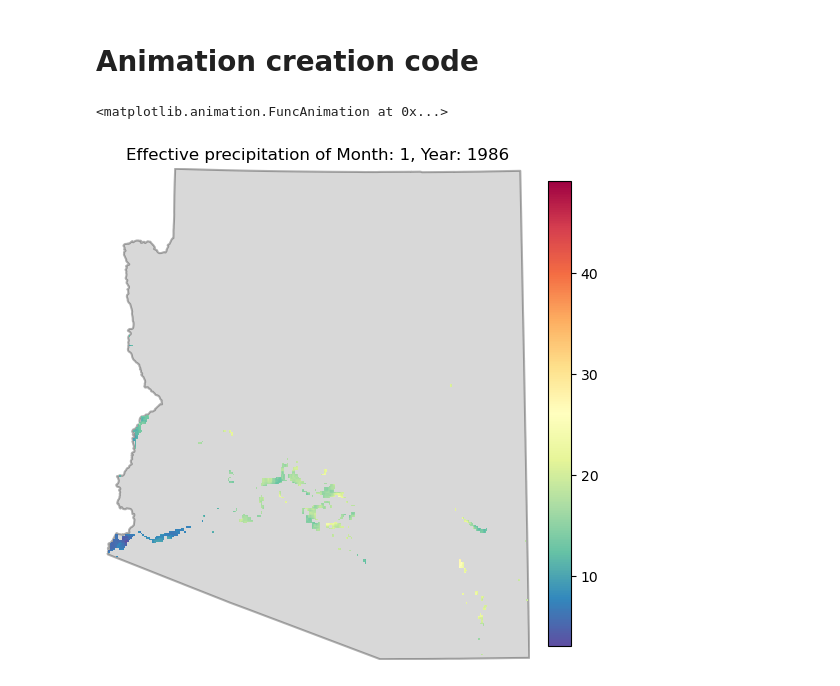
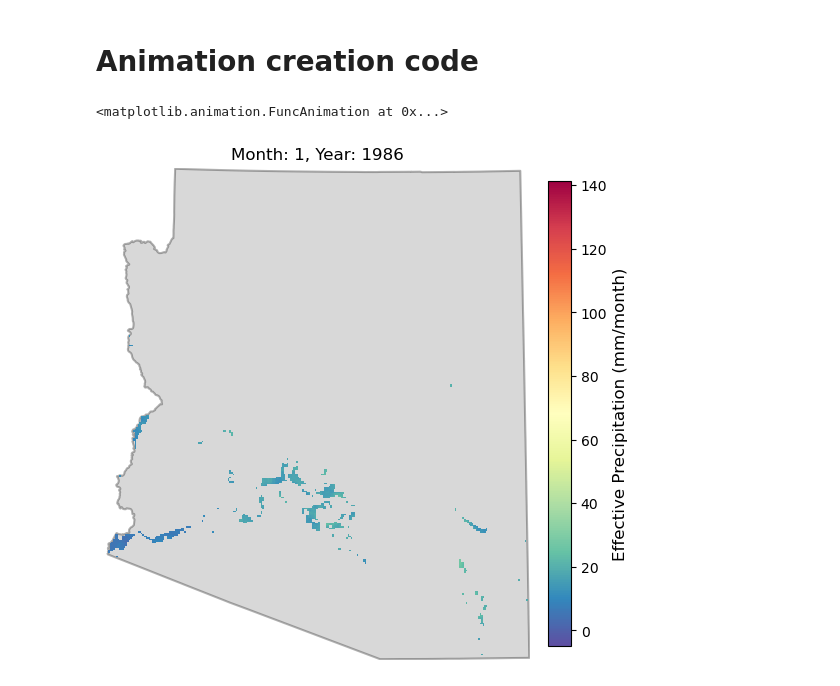
Before and after one commit to mdfahimhasan/WestUS_Peff, a Jupyter notebook: Codes/AZ/validation.ipynb, the cells around one changed output. Cells and saved outputs as stored; diff of their text form; code cells hidden in the pictures.

```diff
--- a/Codes/AZ/validation.ipynb
+++ b/Codes/AZ/validation.ipynb
@@ -80,6 +80,20 @@ for yr in list(range(1986, 2019)):
     for month in range(1, 13):
         peff = glob(os.path.join(Peff_dir, f'*{yr}_{month}.tif'))[0]
         tiff_files.append(peff)
+
+
+# Compute global min/max
+for i, tif in enumerate(tiff_files):
+    with rasterio.open(tif) as src:
+        img = src.read(1)
+        img[img == src.nodata] = np.nan
+
+        if i==0:
+            global_min = np.nanmin(img)
+            global_max = np.nanmax(img)
+        else:
+            global_min = min(global_min, np.nanmin(img))
+            global_max = max(global_max, np.nanmax(img))
 
 # making a base plot
 with rasterio.open(tiff_files[0]) as src:
@@ -98,35 +112,36 @@ ax.set_frame_on(False)   # remove frame/border
 # plotting az shapefile
 if az_gdf.crs != raster_crs:
     az_gdf = az_gdf.to_crs(raster_crs)
 
 az_gdf.plot(ax=ax, edgecolor='black', facecolor='grey', linewidth=1.5, alpha=0.3, zorder=1)
 
 # plotting image
-img_display = ax.imshow(img, cmap='Spectral_r', extent=extent, zorder=2)
+img_display = ax.imshow(img, cmap='Spectral_r', extent=extent, vmin=global_min, vmax=global_max, zorder=2)
 
-plt.colorbar(img_display, ax=ax, fraction=0.05, pad=0.04)
+cbar = plt.colorbar(img_display, ax=ax, fraction=0.05, pad=0.04)
+cbar.set_label('Effective Precipitation (mm/month)', fontsize=12)
 plt.subplots_adjust(top=0.95)
 
 
 # Function to update frames in animation
 def update(frame):
     with rasterio.open(tiff_files[frame]) as src:
         month = os.path.basename(tiff_files[frame]).split('_')[-1].split('.')[0]
         year = os.path.basename(tiff_files[frame]).split('_')[-2]
         img = src.read(1)
         img[img == src.nodata] = np.nan  # Handle NoData values
 
     img_display.set_data(img)  # Update raster image
-    ax.set_title(f"Effective precipitation of Month: {month}, Year: {year}")  # Set title
+    ax.set_title(f"Month: {month}, Year: {year}")  # Set title
 
     return img_display,
 
 # Create animation
 ani = animation.FuncAnimation(fig, update, frames=len(tiff_files), interval=5000, blit=False)
-ani.save('./animation/Peff_animation.gif', writer='pillow', fps=2)
+ani.save('./animation/Peff_animation.gif', writer='pillow', fps=3)
 
 # Show animation
 ani
 # %% [output]
 <matplotlib.animation.FuncAnimation at 0x...>
-[figure, old version]
+[figure, new version]
```
